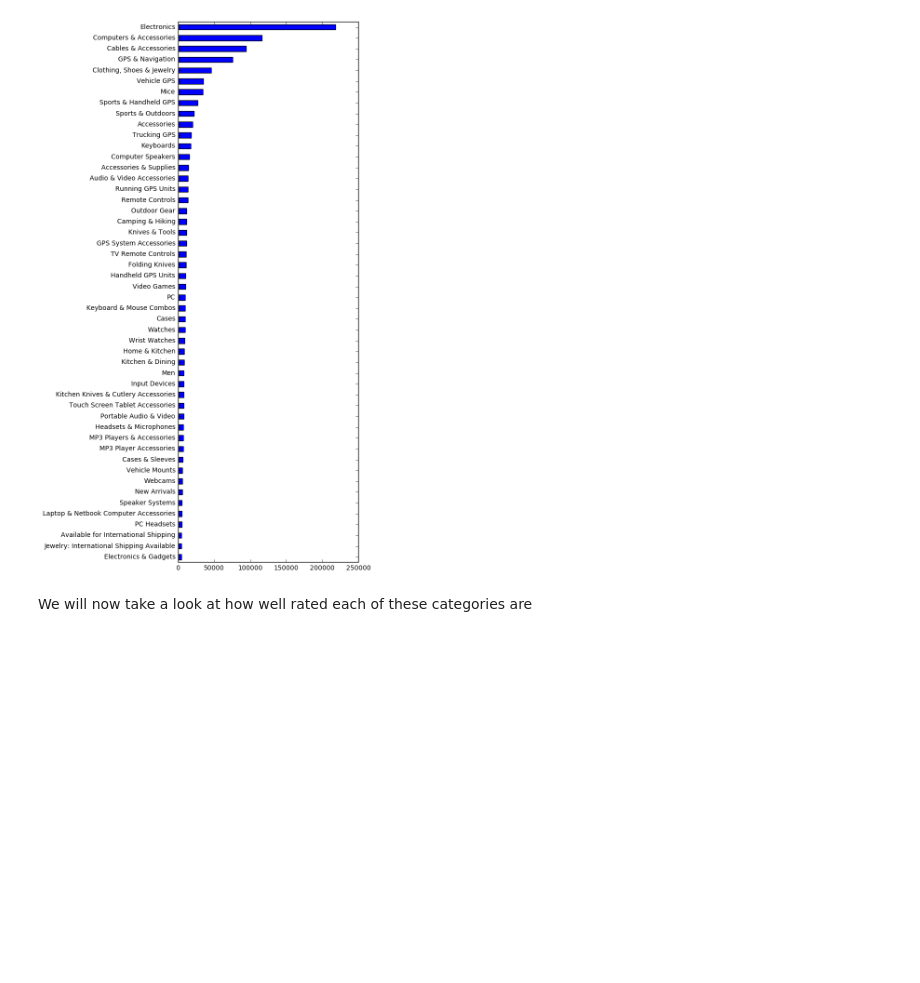
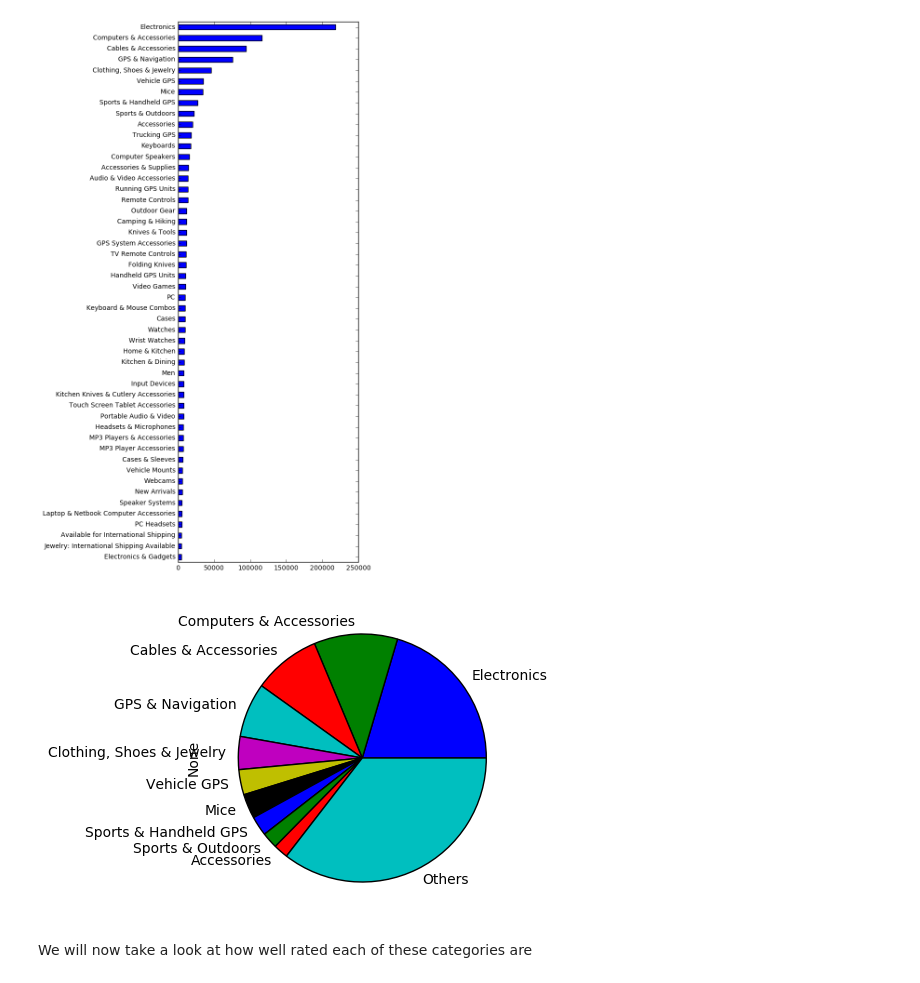
Before and after one commit to bojanp94/ADAProject, a Jupyter notebook: swiss products.ipynb, the cells around one changed output. Saved outputs shown, nothing was run; the diff lists cells and outputs as text; code cells hidden in the pictures; blank space fills up the shorter version.

Commit message:
added pie graphs

```diff
--- a/swiss products.ipynb
+++ b/swiss products.ipynb
@@ -118,6 +118,13 @@ categoriesCount.sort_values(inplace=False, ascending=True).plot.barh(figsize=(5,
 # %% [output]
 <matplotlib.axes._subplots.AxesSubplot at 0x...>
 [figure]
+# %%
+total = categoriesCount.sum()
+top10 = categoriesCount.sort_values(ascending=False).head(10)
+top10.loc['Others'] = total - top10.sum()
+top10.plot.pie().set_aspect('equal')
+# %% [output]
+[figure, added]
 # %% [markdown]
 We will now take a look at how well rated each of these categories are
 # %%
```
Also changed, not shown: parts of 5 cells of this notebook.
